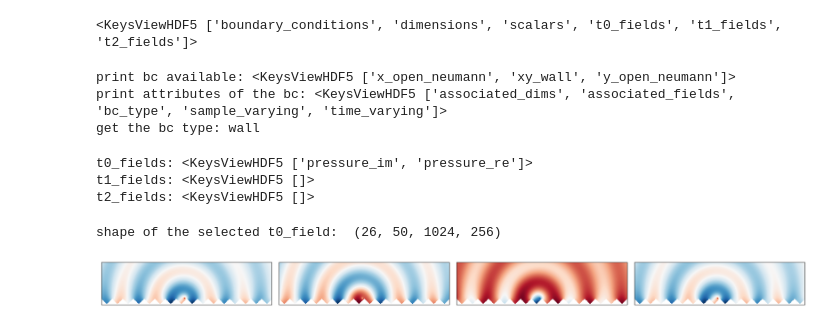
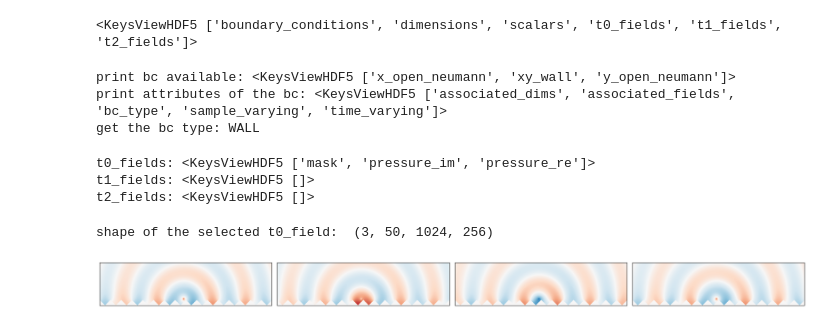
Before and after one commit to PolymathicAI/the_well, a Jupyter notebook: datasets/helmholtz_staircase/visualization_helmholtz_staircase.ipynb, the cells around one changed output. Saved outputs shown, nothing was run; the diff lists cells and outputs as text; code cells hidden in the pictures.

```diff
--- a/datasets/helmholtz_staircase/visualization_helmholtz_staircase.ipynb
+++ b/datasets/helmholtz_staircase/visualization_helmholtz_staircase.ipynb
@@ -9,34 +6,0 @@ m = mask
-# %%
-
-tt = ['train', 'test', 'valid'] #
-for t in tt:
-    #print the list of paths of files in the training set
-    paths = sorted(glob.glob(f'data/{t}/*.hdf5'))
-    for p in paths:
-    #print the first layer of keys
-        with h5py.File(p,'r+') as f:
-            del f['t0_fields']['mask']
-            f['t0_fields'].create_dataset('mask', data=m, dtype='f4')
-            f['t0_fields']['mask'].attrs['time_varying'] = False
-            f['t0_fields']['mask'].attrs['sample_varying'] = False
-            f['t0_fields']['mask'].attrs['dim_varying'] = [True, True]
-            #mask = f['t0_fields']['mask'][0,0,...]
-            #print(mask.shape)
-            #f['t0_fields']['mask'][:] = mask
-            print(f['t0_fields']['mask'].shape)
-            print('time',f['t0_fields']['mask'].attrs['time_varying'])
-            print('sample',f['t0_fields']['mask'].attrs['sample_varying'])
-            print('dim',f['t0_fields']['mask'].attrs['dim_varying'])
-
-            # pressre = f['t0_fields']['pressure_re'][:]
-            # pressim = f['t0_fields']['pressure_im'][:]
-            # newpressre =  np.nan_to_num(pressre, nan=0.0)
-            # newpressim =  np.nan_to_num(pressim, nan=0.0)
-            # f['t0_fields']['pressure_re'][:] = newpressre
-            # f['t0_fields']['pressure_im'][:] = newpressim
-            # mask = np.isnan(pressre).astype('f4')
-            # f['t0_fields'].attrs['field_names'] = ['pressure_re', 'pressure_im', 'mask']
-            # ff = f['t0_fields'].create_dataset('mask', data=mask, dtype='f4')
-            # ff.attrs['time_varying'] = False
-            # ff.attrs['sample_varying'] = False
-            # ff.attrs['dim_varying'] = [True, True]
@@ -84,7 +30,7 @@ with h5py.File(p,'r') as f:
 # %% [output]
 print bc available: <KeysViewHDF5 ['x_open_neumann', 'xy_wall', 'y_open_neumann']>
 print attributes of the bc: <KeysViewHDF5 ['associated_dims', 'associated_fields', 'bc_type', 'sample_varying', 'time_varying']>
-get the bc type: wall
+get the bc type: WALL
 # %%
 #Reminder: 't0_fields', 't1_fields', 't2_fields' are respectively scalar fields, vector fields and tensor fields
 #print the different fields available in the dataset
@@ -93,7 +39,7 @@ with h5py.File(p,'r') as f:
     print('t1_fields:', f['t1_fields'].keys())
     print('t2_fields:', f['t2_fields'].keys())
 # %% [output]
-t0_fields: <KeysViewHDF5 ['pressure_im', 'pressure_re']>
+t0_fields: <KeysViewHDF5 ['mask', 'pressure_im', 'pressure_re']>
 t1_fields: <KeysViewHDF5 []>
 t2_fields: <KeysViewHDF5 []>
 # %%
@@ -106,29 +52,29 @@ with h5py.File(p,'r') as f:
     #traj = 0 #select the trajectory
     # field = f['t0_fields']['concentration'][traj, :]
 # %% [output]
-shape of the selected t0_field:  (26, 50, 1024, 256)
+shape of the selected t0_field:  (3, 50, 1024, 256)
 # %%
 import matplotlib.patches as patches
 traj = 1 #select the trajectory
 traj_toplot = pressure_re[traj]
 #field is now of shape (n_timesteps, x, y). Let's do a subplot to plot it at t= 0, t= T/3, t= 2T/3 and t= T:
 fig, axs = plt.subplots(1, 4, figsize=(20,5))
 T = traj_toplot.shape[0]
 #fix colorbar for all subplots:
 vmin = np.nanmin(traj_toplot) #The nans are the staircase boundary conditions
 vmax = np.nanmax(traj_toplot)
 norm = plt.Normalize(vmin=vmin, vmax=vmax)
 cmap = 'RdBu_r'
 for i, t in enumerate([0, T//3, (2*T)//3, T-1]):
-    axs[i].imshow(traj_toplot[t].T, cmap='RdBu_r')#, norm=norm)
+    axs[i].imshow(traj_toplot[t].T, cmap='RdBu_r', norm=norm)
     #no ticks:
     axs[i].set_xticks([])
     axs[i].set_yticks([])
     #plt.colorbar(plt.cm.ScalarMappable(norm=norm, cmap='viridis'), ax=axs[i])
     #axs[i].set_title(f't={t}')
 plt.tight_layout()
 # %% [output]
-[figure, old version]
+[figure, new version]
 # %%
 #save figure without axes and titles:
 
```
Also changed, not shown: parts of 2 cells of this notebook, 8 other files.
